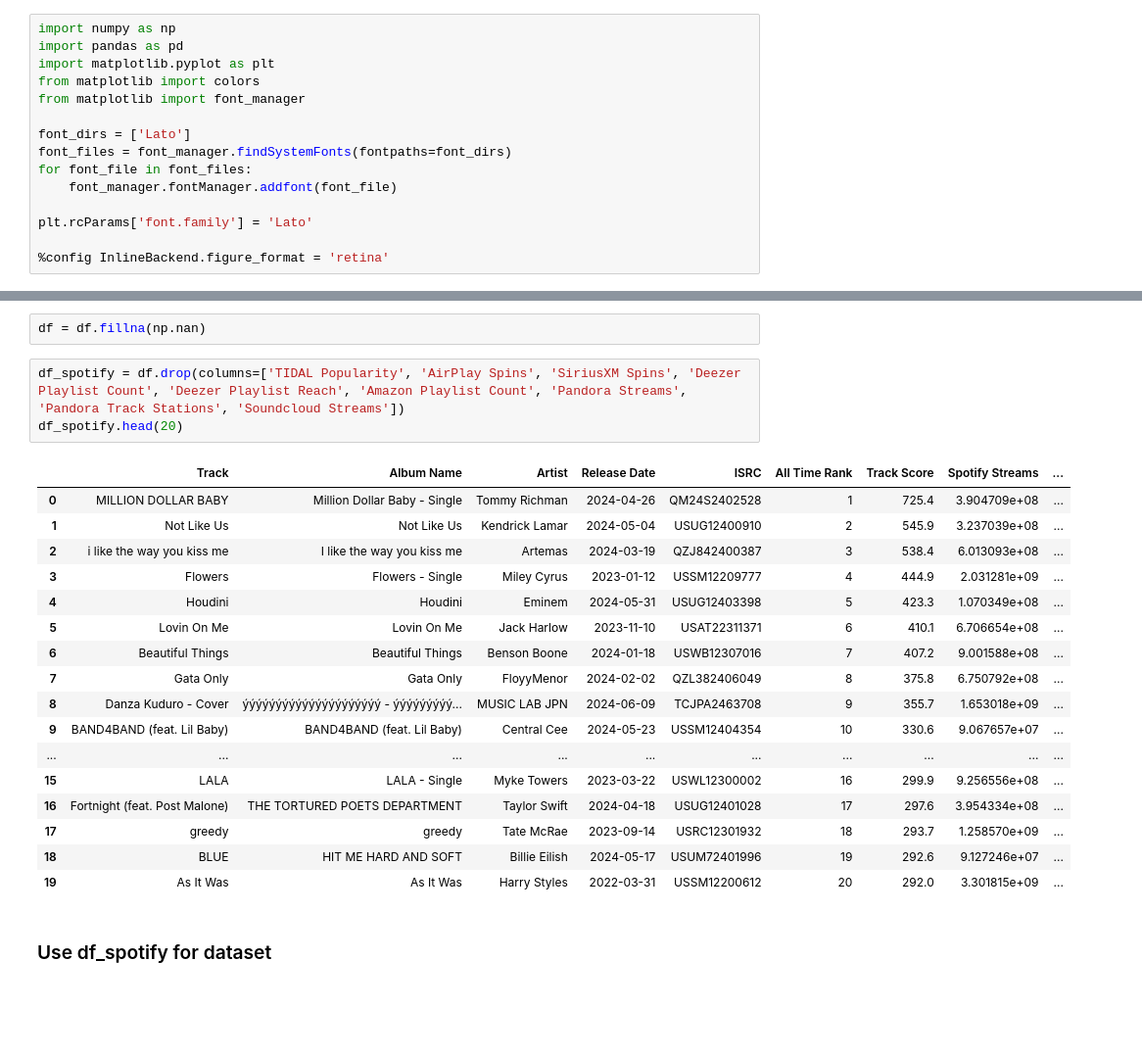
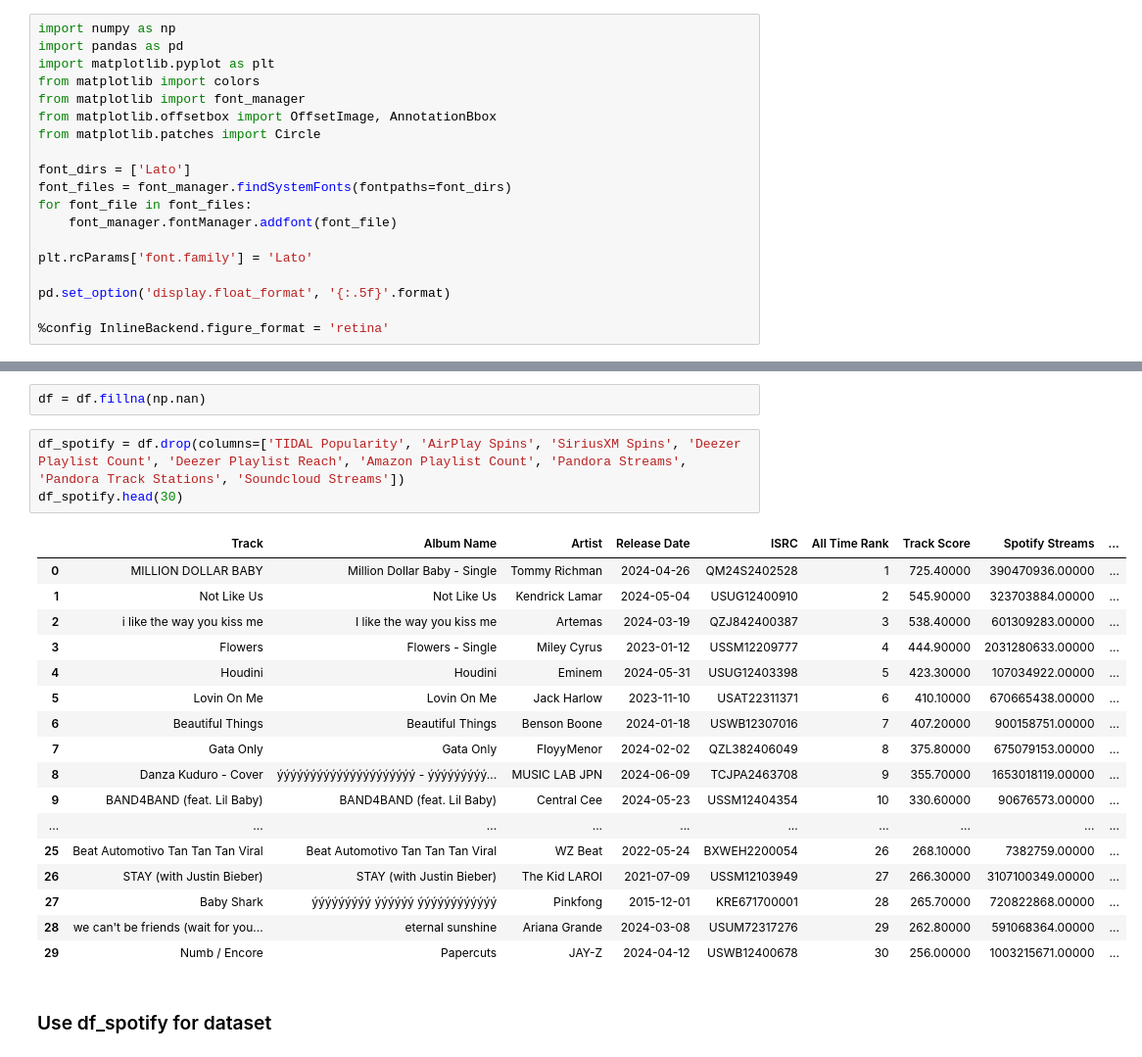
Before and after one commit to suhholee/Spotify-EDA-and-Visualization, a Jupyter notebook: MSDS 593_Group 23_Final Presentation.ipynb, the cells around one changed output, grey strips where cells are left out. Shown at 98% size. Drawn from its saved outputs; the diff is of its cells as text; blank space fills up the shorter version.

```diff
--- a/MSDS 593_Group 23_Final Presentation.ipynb
+++ b/MSDS 593_Group 23_Final Presentation.ipynb
@@ -4,6 +4,8 @@ import pandas as pd
 import matplotlib.pyplot as plt
 from matplotlib import colors
 from matplotlib import font_manager
+from matplotlib.offsetbox import OffsetImage, AnnotationBbox
+from matplotlib.patches import Circle
 
 font_dirs = ['Lato']
 font_files = font_manager.findSystemFonts(fontpaths=font_dirs)
@@ -12,6 +14,8 @@ for font_file in font_files:
 
 plt.rcParams['font.family'] = 'Lato'
 
+pd.set_option('display.float_format', '{:.5f}'.format)
+
 %config InlineBackend.figure_format = 'retina'
 # %%
 df = pd.read_csv('spotify.csv', encoding='latin1')
@@ -173,25 +177,25 @@ dtype: float64
 df = df.fillna(np.nan)
 # %%
 df_spotify = df.drop(columns=['TIDAL Popularity', 'AirPlay Spins', 'SiriusXM Spins', 'Deezer Playlist Count', 'Deezer Playlist Reach', 'Amazon Playlist Count', 'Pandora Streams', 'Pandora Track Stations', 'Soundcloud Streams'])
-df_spotify.head(20)
+df_spotify.head(30)
 # %% [output]
 |  | Track | Album Name | Artist | Release Date | ISRC | All Time Rank | Track Score | Spotify Streams | ... |
-| 0 | MILLION DOLLAR BABY | Million Dollar Baby - Single | Tommy Richman | 2024-04-26 | QM24S2402528 | 1 | 725.4 | 3.904709e+08 | ... |
-| 1 | Not Like Us | Not Like Us | Kendrick Lamar | 2024-05-04 | USUG12400910 | 2 | 545.9 | 3.237039e+08 | ... |
-| 2 | i like the way you kiss me | I like the way you kiss me | Artemas | 2024-03-19 | QZJ842400387 | 3 | 538.4 | 6.013093e+08 | ... |
-| 3 | Flowers | Flowers - Single | Miley Cyrus | 2023-01-12 | USSM12209777 | 4 | 444.9 | 2.031281e+09 | ... |
-| 4 | Houdini | Houdini | Eminem | 2024-05-31 | USUG12403398 | 5 | 423.3 | 1.070349e+08 | ... |
-| 5 | Lovin On Me | Lovin On Me | Jack Harlow | 2023-11-10 | USAT22311371 | 6 | 410.1 | 6.706654e+08 | ... |
-| 6 | Beautiful Things | Beautiful Things | Benson Boone | 2024-01-18 | USWB12307016 | 7 | 407.2 | 9.001588e+08 | ... |
-| 7 | Gata Only | Gata Only | FloyyMenor | 2024-02-02 | QZL382406049 | 8 | 375.8 | 6.750792e+08 | ... |
-| 8 | Danza Kuduro - Cover | ýýýýýýýýýýýýýýýýýýýýý - ýýýýýýýýý... | MUSIC LAB JPN | 2024-06-09 | TCJPA2463708 | 9 | 355.7 | 1.653018e+09 | ... |
-| 9 | BAND4BAND (feat. Lil Baby) | BAND4BAND (feat. Lil Baby) | Central Cee | 2024-05-23 | USSM12404354 | 10 | 330.6 | 9.067657e+07 | ... |
+| 0 | MILLION DOLLAR BABY | Million Dollar Baby - Single | Tommy Richman | 2024-04-26 | QM24S2402528 | 1 | 725.40000 | 390470936.00000 | ... |
+| 1 | Not Like Us | Not Like Us | Kendrick Lamar | 2024-05-04 | USUG12400910 | 2 | 545.90000 | 323703884.00000 | ... |
+| 2 | i like the way you kiss me | I like the way you kiss me | Artemas | 2024-03-19 | QZJ842400387 | 3 | 538.40000 | 601309283.00000 | ... |
+| 3 | Flowers | Flowers - Single | Miley Cyrus | 2023-01-12 | USSM12209777 | 4 | 444.90000 | 2031280633.00000 | ... |
+| 4 | Houdini | Houdini | Eminem | 2024-05-31 | USUG12403398 | 5 | 423.30000 | 107034922.00000 | ... |
+| 5 | Lovin On Me | Lovin On Me | Jack Harlow | 2023-11-10 | USAT22311371 | 6 | 410.10000 | 670665438.00000 | ... |
+| 6 | Beautiful Things | Beautiful Things | Benson Boone | 2024-01-18 | USWB12307016 | 7 | 407.20000 | 900158751.00000 | ... |
+| 7 | Gata Only | Gata Only | FloyyMenor | 2024-02-02 | QZL382406049 | 8 | 375.80000 | 675079153.00000 | ... |
+| 8 | Danza Kuduro - Cover | ýýýýýýýýýýýýýýýýýýýýý - ýýýýýýýýý... | MUSIC LAB JPN | 2024-06-09 | TCJPA2463708 | 9 | 355.70000 | 1653018119.00000 | ... |
+| 9 | BAND4BAND (feat. Lil Baby) | BAND4BAND (feat. Lil Baby) | Central Cee | 2024-05-23 | USSM12404354 | 10 | 330.60000 | 90676573.00000 | ... |
 | ... | ... | ... | ... | ... | ... | ... | ... | ... | ... |
-| 15 | LALA | LALA - Single | Myke Towers | 2023-03-22 | USWL12300002 | 16 | 299.9 | 9.256556e+08 | ... |
-| 16 | Fortnight (feat. Post Malone) | THE TORTURED POETS DEPARTMENT | Taylor Swift | 2024-04-18 | USUG12401028 | 17 | 297.6 | 3.954334e+08 | ... |
-| 17 | greedy | greedy | Tate McRae | 2023-09-14 | USRC12301932 | 18 | 293.7 | 1.258570e+09 | ... |
-| 18 | BLUE | HIT ME HARD AND SOFT | Billie Eilish | 2024-05-17 | USUM72401996 | 19 | 292.6 | 9.127246e+07 | ... |
-| 19 | As It Was | As It Was | Harry Styles | 2022-03-31 | USSM12200612 | 20 | 292.0 | 3.301815e+09 | ... |
+| 25 | Beat Automotivo Tan Tan Tan Viral | Beat Automotivo Tan Tan Tan Viral | WZ Beat | 2022-05-24 | BXWEH2200054 | 26 | 268.10000 | 7382759.00000 | ... |
+| 26 | STAY (with Justin Bieber) | STAY (with Justin Bieber) | The Kid LAROI | 2021-07-09 | USSM12103949 | 27 | 266.30000 | 3107100349.00000 | ... |
+| 27 | Baby Shark | ýýýýýýýýý ýýýýýý ýýýýýýýýýýýý | Pinkfong | 2015-12-01 | KRE671700001 | 28 | 265.70000 | 720822868.00000 | ... |
+| 28 | we can't be friends (wait for you... | eternal sunshine | Ariana Grande | 2024-03-08 | USUM72317276 | 29 | 262.80000 | 591068364.00000 | ... |
+| 29 | Numb / Encore | Papercuts | JAY-Z | 2024-04-12 | USWB12400678 | 30 | 256.00000 | 1003215671.00000 | ... |
 # %% [markdown]
 ### Use df_spotify for dataset
 # %%
```
Also changed, not shown: parts of 15 cells of this notebook, 19 other files.
